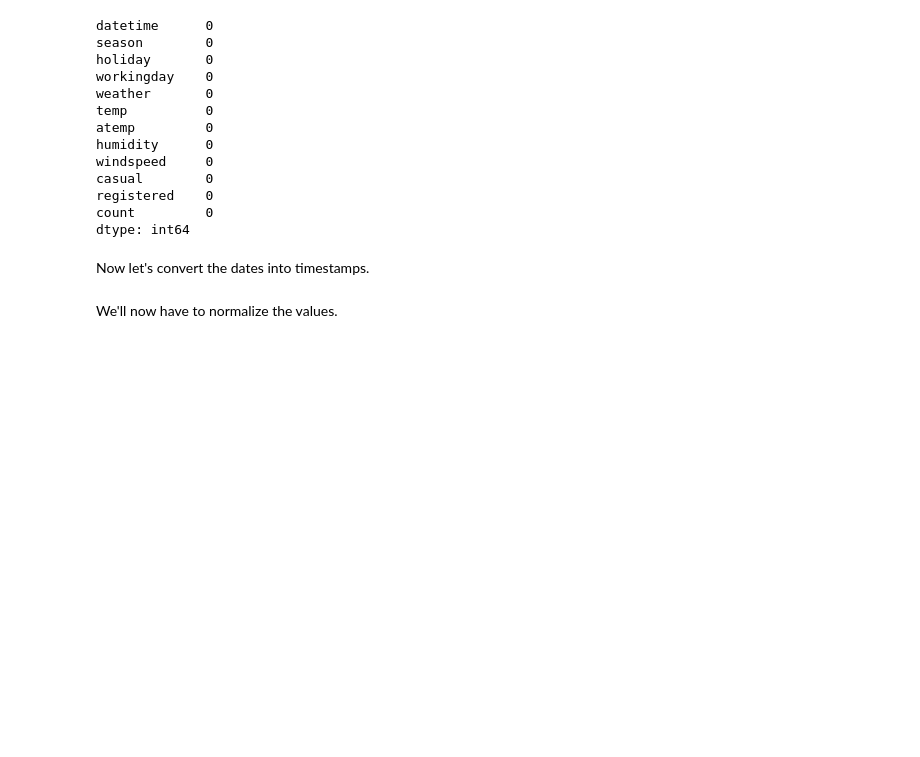
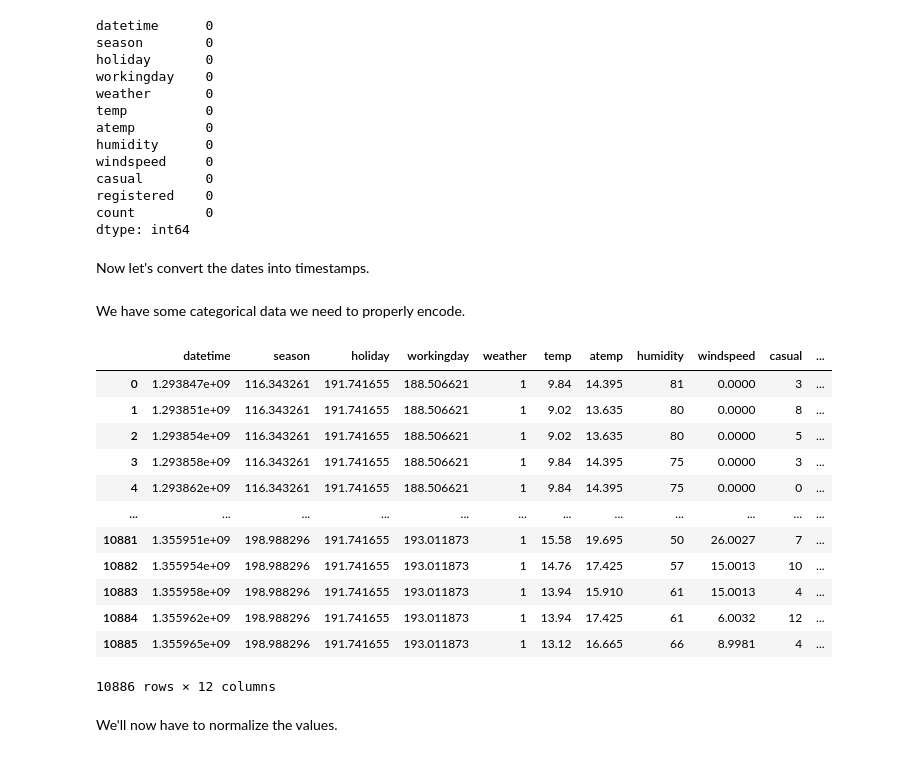
Before and after one commit to NPGiorgi/mlucu, a Jupyter notebook: bikes/bikes.ipynb, the cells around one changed output. Cells and saved outputs as stored; diff of their text form; code cells hidden in the pictures; blank space fills up the shorter version.

```diff
--- a/bikes/bikes.ipynb
+++ b/bikes/bikes.ipynb
@@ -86,6 +86,41 @@ Now let's convert the dates into timestamps.
 # %%
 from datetime import datetime
 df["datetime"] = df["datetime"].apply(lambda x: datetime.fromisoformat(x).timestamp())
+# %% [markdown]
+We have some categorical data we need to properly encode.
+# %%
+from category_encoders import TargetEncoder
+
+
+df["season"] = df["season"].apply(lambda x: str(x))
+df["holiday"] = df["holiday"].apply(lambda x: str(x))
+df["workingday"] = df["workingday"].apply(lambda x: str(x))
+
+
+# encode categorical data
+ndf = TargetEncoder().fit_transform(df['season'], df["count"])
+df["season"] = ndf
+
+ndf = TargetEncoder().fit_transform(df['holiday'], df["count"])
+df["holiday"] = ndf
+
+ndf = TargetEncoder().fit_transform(df['workingday'], df["count"])
+df["workingday"] = ndf
+df.copy()
+# %% [output]
+|  | datetime | season | holiday | workingday | weather | temp | atemp | humidity | windspeed | casual | ... |
+| 0 | 1.293847e+09 | 116.343261 | 191.741655 | 188.506621 | 1 | 9.84 | 14.395 | 81 | 0.0000 | 3 | ... |
+| 1 | 1.293851e+09 | 116.343261 | 191.741655 | 188.506621 | 1 | 9.02 | 13.635 | 80 | 0.0000 | 8 | ... |
+| 2 | 1.293854e+09 | 116.343261 | 191.741655 | 188.506621 | 1 | 9.02 | 13.635 | 80 | 0.0000 | 5 | ... |
+| 3 | 1.293858e+09 | 116.343261 | 191.741655 | 188.506621 | 1 | 9.84 | 14.395 | 75 | 0.0000 | 3 | ... |
+| 4 | 1.293862e+09 | 116.343261 | 191.741655 | 188.506621 | 1 | 9.84 | 14.395 | 75 | 0.0000 | 0 | ... |
+| ... | ... | ... | ... | ... | ... | ... | ... | ... | ... | ... | ... |
+| 10881 | 1.355951e+09 | 198.988296 | 191.741655 | 193.011873 | 1 | 15.58 | 19.695 | 50 | 26.0027 | 7 | ... |
+| 10882 | 1.355954e+09 | 198.988296 | 191.741655 | 193.011873 | 1 | 14.76 | 17.425 | 57 | 15.0013 | 10 | ... |
+| 10883 | 1.355958e+09 | 198.988296 | 191.741655 | 193.011873 | 1 | 13.94 | 15.910 | 61 | 15.0013 | 4 | ... |
+| 10884 | 1.355962e+09 | 198.988296 | 191.741655 | 193.011873 | 1 | 13.94 | 17.425 | 61 | 6.0032 | 12 | ... |
+| 10885 | 1.355965e+09 | 198.988296 | 191.741655 | 193.011873 | 1 | 13.12 | 16.665 | 66 | 8.9981 | 4 | ... |
+10886 rows × 12 columns
 # %% [markdown]
 We'll now have to normalize the values.
 # %%
```
Also changed, not shown: parts of 5 cells of this notebook.
